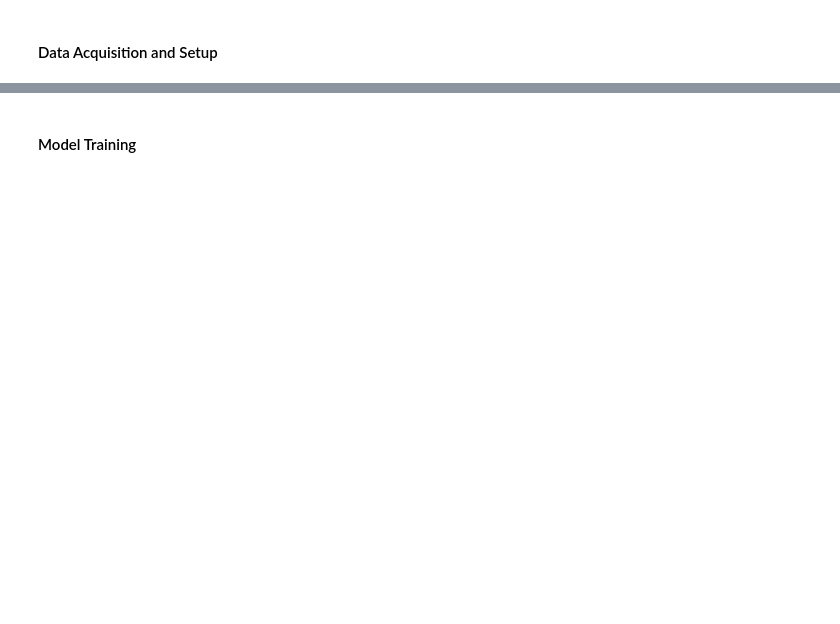
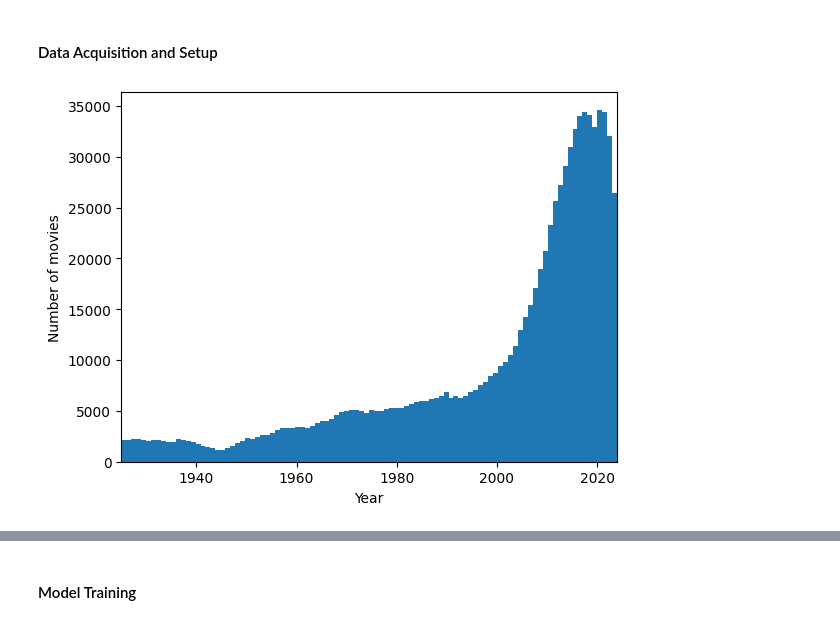
Before and after one commit to RickHanish/Movie_Poster_Dating, a Jupyter notebook: final_project.ipynb, the cells around one changed output, grey strips where cells are left out. Cells and saved outputs as stored; diff of their text form; code cells hidden in the pictures; blank space fills up the shorter version.

```diff
--- a/final_project.ipynb
+++ b/final_project.ipynb
@@ -24,0 +30,7 @@ pd.options.mode.chained_assignment = None
+# %%
+start_year, end_year = 1925, 2024
+plt.hist(imdb_data.query('releaseYear >= @start_year and releaseYear <= @end_year')['releaseYear'], bins=end_year-start_year+1)
+plt.gca().set(xlabel='Year', ylabel='Number of movies', xlim=[start_year, end_year])
+plt.show()
+# %% [output]
+[figure, added]
```
Also changed, not shown: parts of 38 cells of this notebook, 1 other file.
